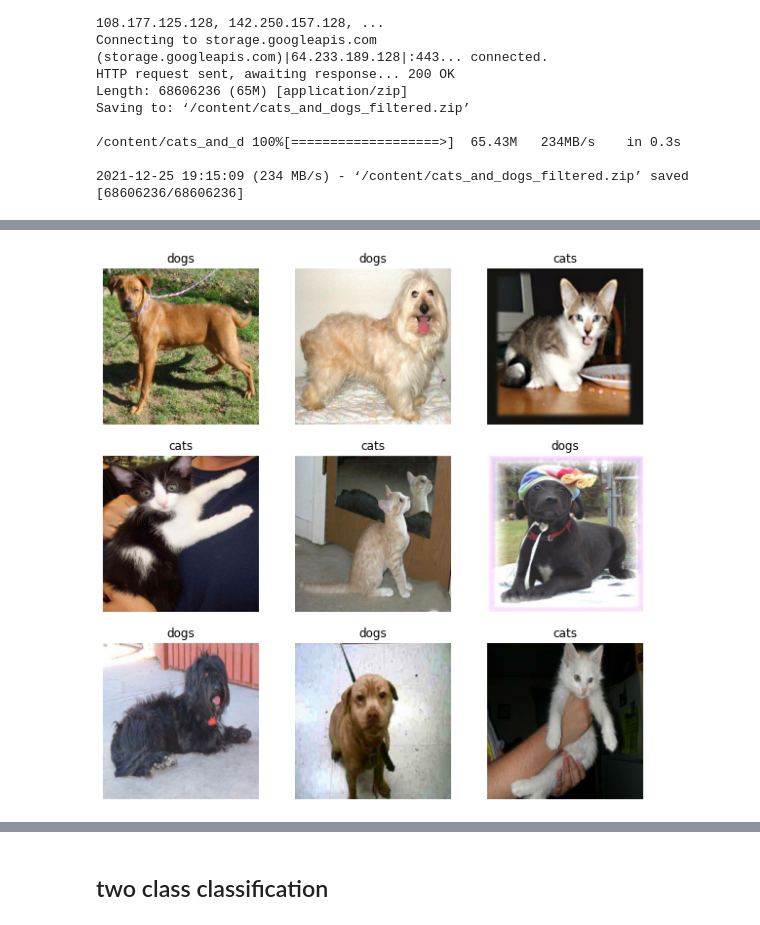
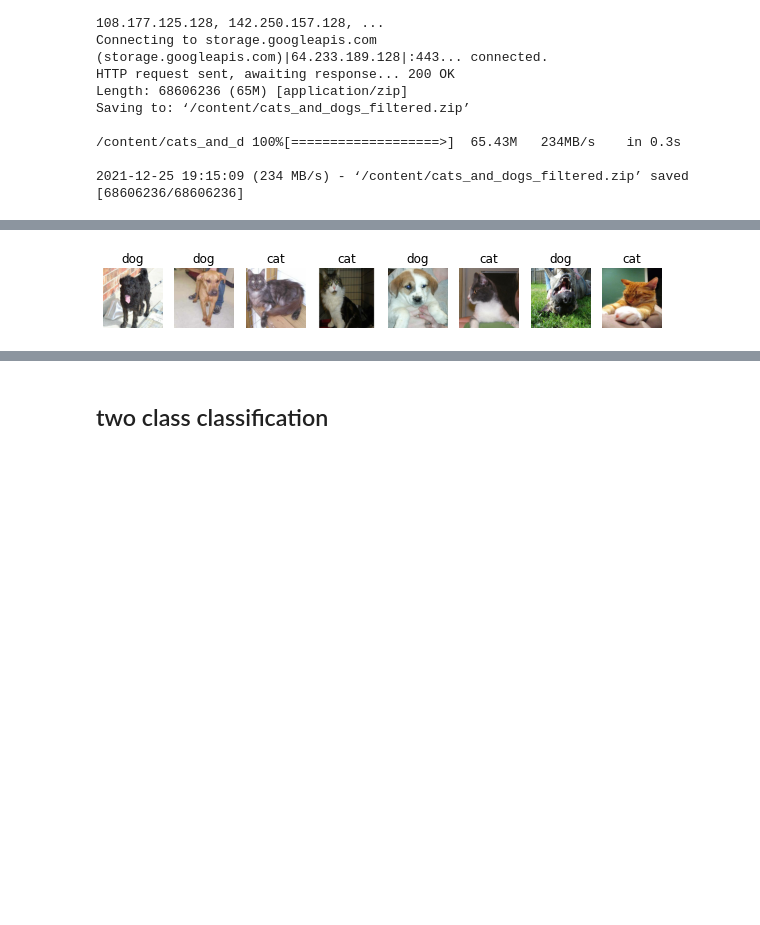
Before and after one commit to Nadiam75/DeepLearning_HW_2, a Jupyter notebook: transferLearning.ipynb, the cells around one changed output, grey strips where cells are left out. Saved outputs shown, nothing was run; the diff lists cells and outputs as text; code cells hidden in the pictures; blank space fills up the shorter version.

```diff
--- a/transferLearning.ipynb
+++ b/transferLearning.ipynb
@@ -273,15 +288,14 @@ Found 1000 files belonging to 2 classes.
 # %%
-class_names = train_dataset.class_names
-
-plt.figure(figsize=(10, 10))
+classNames = ['cat', 'dog']
+plt.figure(figsize=(10, 40))
 for images, labels in train_dataset.take(1):
-  for i in range(9):
-    ax = plt.subplot(3, 3, i + 1)
+  for i in range(8):
+    ax = plt.subplot(1, 8, i + 1)
     plt.imshow(images[i].numpy().astype("uint8"))
-    plt.title(class_names[labels[i]])
+    plt.title(classNames[labels[i]])
     plt.axis("off")
 # %% [output]
-[figure, old version]
+[figure, new version]
 # %%
 val_batches = tf.data.experimental.cardinality(validation_dataset)
 test_dataset = validation_dataset.take(val_batches // 5)
```
Also changed, not shown: parts of 18 cells of this notebook.
